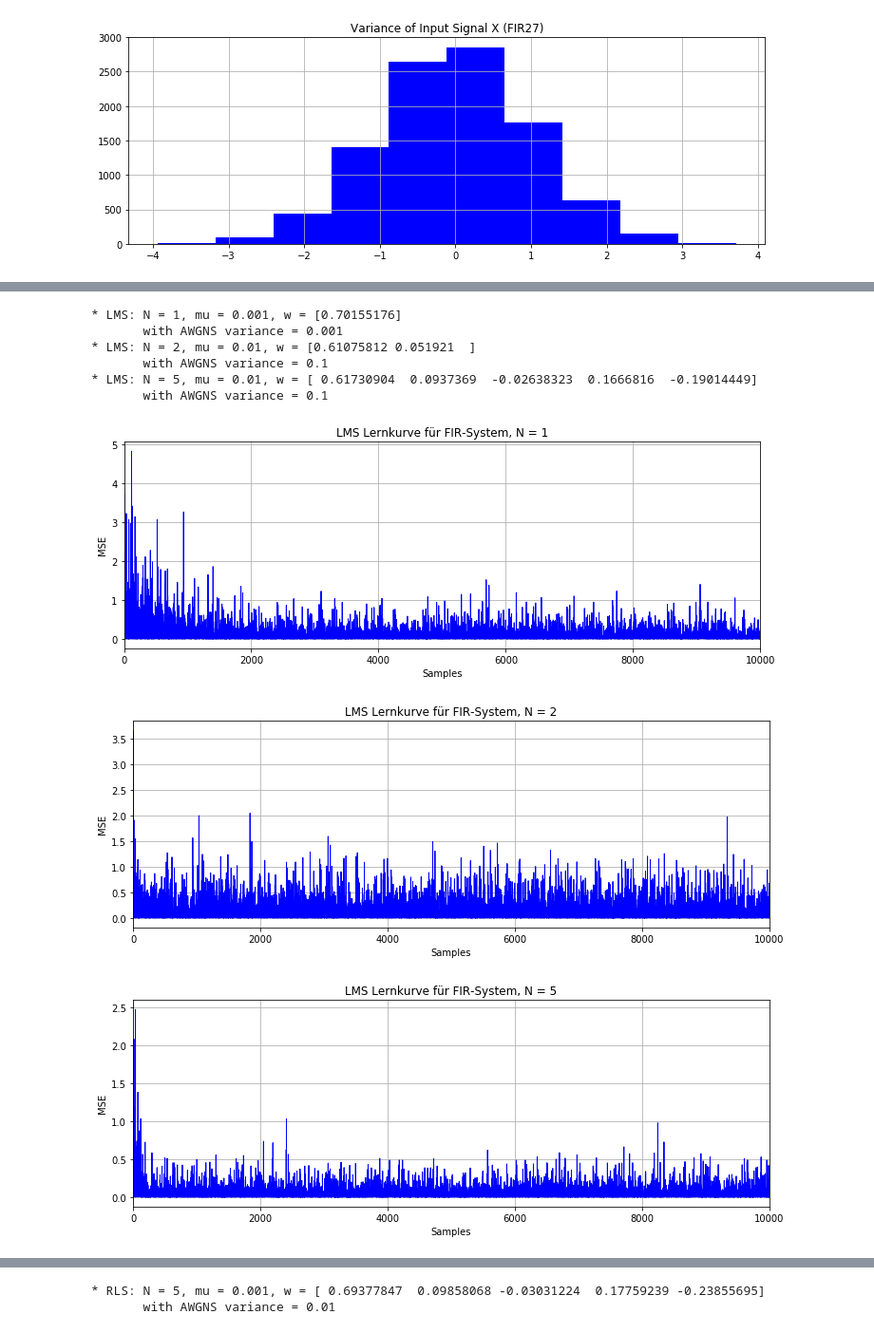
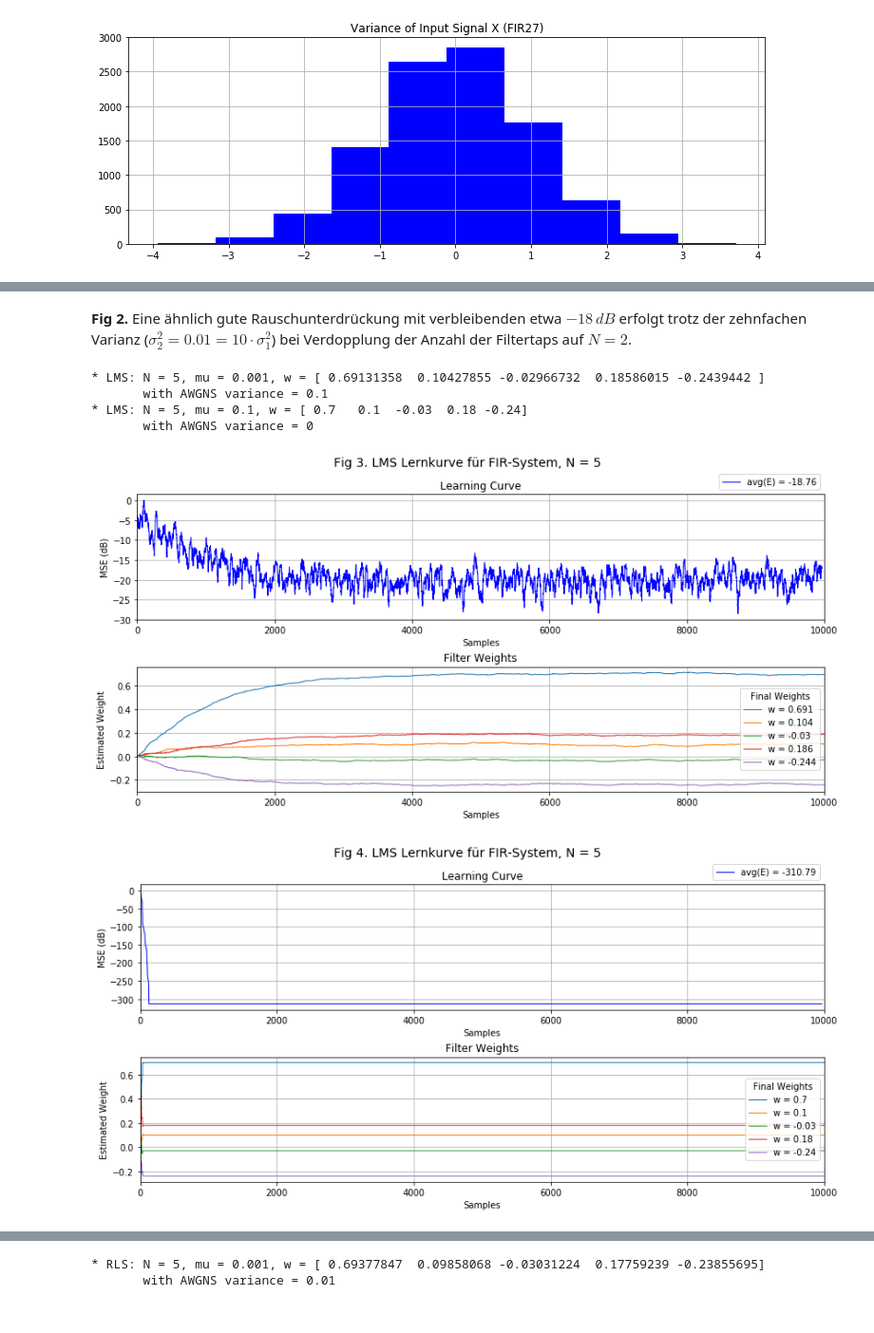
Before and after one commit to xhain/Systemidentifikation, a Jupyter notebook: python/Systemidentifikation.ipynb, the cells around one changed output, grey strips where cells are left out. Shown at 95% size. Saved outputs shown, nothing was run; the diff lists cells and outputs as text; code cells hidden in the pictures.

Commit message:
Worked on Ex.1 and optimized Learning Curve Plot. Added Tools for smoothing of data.

```diff
--- a/python/Systemidentifikation.ipynb
+++ b/python/Systemidentifikation.ipynb
@@ -51,0 +90,7 @@ Input signal variance:  1.0270666666078994
+# %%
+# N = 2
+N, mu, var = 2, 0.001, 0.01
+HfirDn = ts.addNoise(HfirD, var)
+E, W, w, Yd = algo.lmsAlg(N, mu, HfirX, HfirDn, np.zeros(N))
+ts.errorPlot(E, W, plotLen, 'Fig 2. LMS Lernkurve für FIR-System, N = '+str(N), style='log')
+print('       with AWGNS variance = '+str(var))
@@ -52,40 +101,22 @@ Input signal variance:  1.0270666666078994
+# %% [markdown]
+**Fig 2.** Eine ähnlich gute Rauschunterdrückung mit verbleibenden etwa $-18 \,dB$ erfolgt trotz der zehnfachen Varianz ($\sigma_2^2 = 0.01 = 10 \cdot \sigma_1^2$) bei Verdopplung der Anzahl der Filtertaps auf $N = 2$.
 # %%
-# FIR LMS study
-# N  = 1, 2, 5
-# mu = free
-# var = 0.001, 0.1, 1, 10
-
-# Length of displayed plot
-plotLen = 10000
-plotStyle = 'lin'
-
-# N = 1
-N, mu, var = 1, 0.001, 0.001
-HfirXn = ts.addNoise(HfirX, var)
-E, W, w, Yd = algo.lmsAlg(N, mu, HfirXn, HfirD, np.zeros(N))
-ts.plot(E.T ,'LMS Lernkurve für FIR-System, N = '+str(N),plotStyle, plotLen)
+# N = 5
+N, mu, var = 5, 0.001, 0.1
+HfirDn = ts.addNoise(HfirD, var)
+E, W, w, Yd = algo.lmsAlg(N, mu, HfirX, HfirDn, np.zeros(N))
+ts.errorPlot(E, W, plotLen, 'Fig 3. LMS Lernkurve für FIR-System, N = '+str(N), style='log')
 print('       with AWGNS variance = '+str(var))
 
-# N = 2
-N, mu, var = 2, 0.01, 0.1
-HfirXn = ts.addNoise(HfirX, var)
-E, W, w, Yd = algo.lmsAlg(N, mu, HfirXn, HfirD, np.zeros(N))
-ts.plot(E.T ,'LMS Lernkurve für FIR-System, N = '+str(N),plotStyle, plotLen)
+N, mu, var = 5, 0.1, 0
+HfirDn = ts.addNoise(HfirD, var)
+E, W, w, Yd = algo.lmsAlg(N, mu, HfirX, HfirDn, np.zeros(N))
+ts.errorPlot(E, W, plotLen, 'Fig 4. LMS Lernkurve für FIR-System, N = '+str(N), style='log')
 print('       with AWGNS variance = '+str(var))
-
-# N = 5
-N, mu, var = 5, 0.01, 0.1
-HfirXn = ts.addNoise(HfirX, var)
-E, W, w, Yd = algo.lmsAlg(N, mu, HfirXn, HfirD, np.zeros(N))
-ts.plot(E.T ,'LMS Lernkurve für FIR-System, N = '+str(N),plotStyle, plotLen)
-print('       with AWGNS variance = '+str(var))
 # %% [output]
-* LMS: N = 1, mu = 0.001, w = [0.70155176]
-       with AWGNS variance = 0.001
-* LMS: N = 2, mu = 0.01, w = [0.61075812 0.051921  ]
+* LMS: N = 5, mu = 0.001, w = [ 0.69131358  0.10427855 -0.02966732  0.18586015 -0.2439442 ]
        with AWGNS variance = 0.1
-* LMS: N = 5, mu = 0.01, w = [ 0.61730904  0.0937369  -0.02638323  0.1666816  -0.19014449]
-       with AWGNS variance = 0.1
+* LMS: N = 5, mu = 0.1, w = [ 0.7   0.1  -0.03  0.18 -0.24]
+       with AWGNS variance = 0
-[figure, old version]
+[figure, new version]
-[figure, old version]
+[figure, new version]
-[figure, removed]
```
Also changed, not shown: parts of 7 cells of this notebook, 4 other files.
